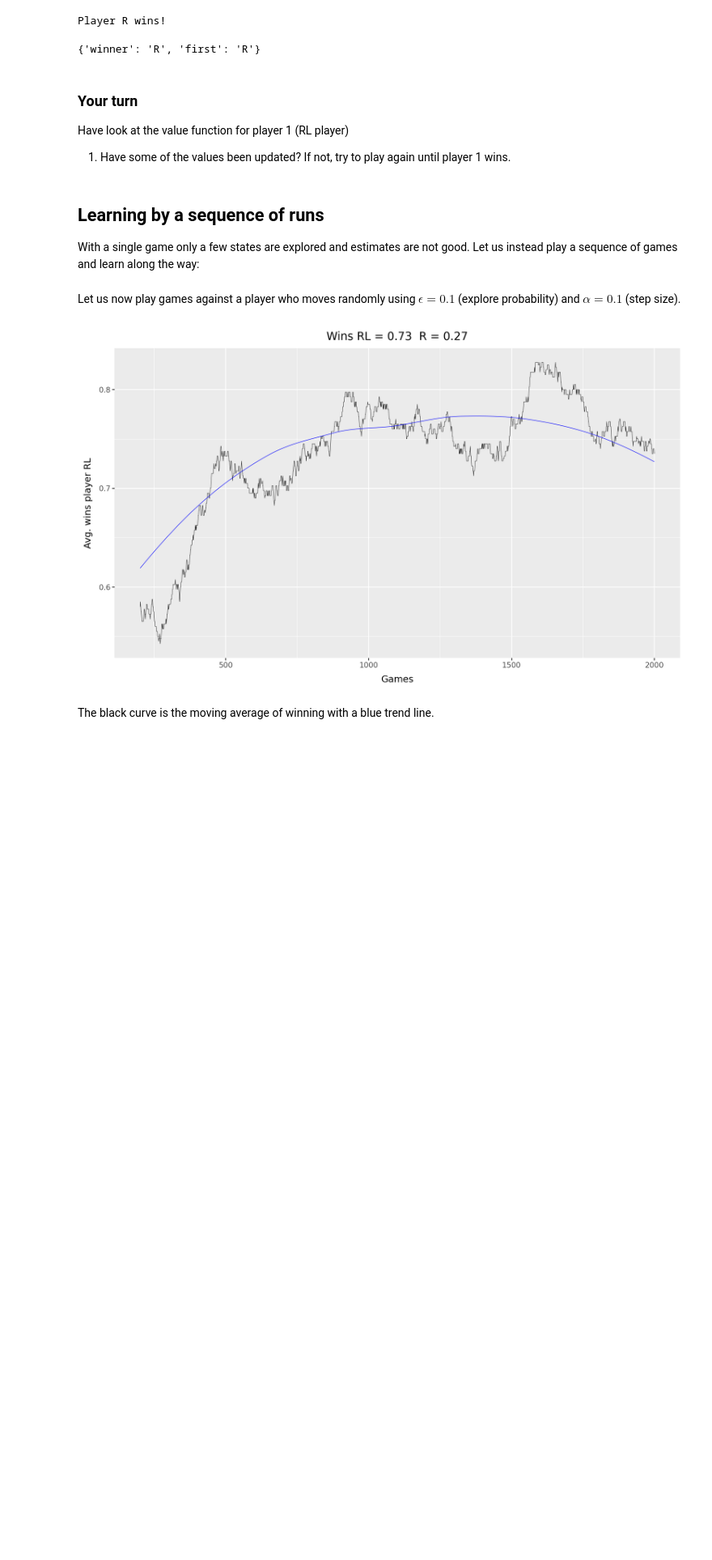
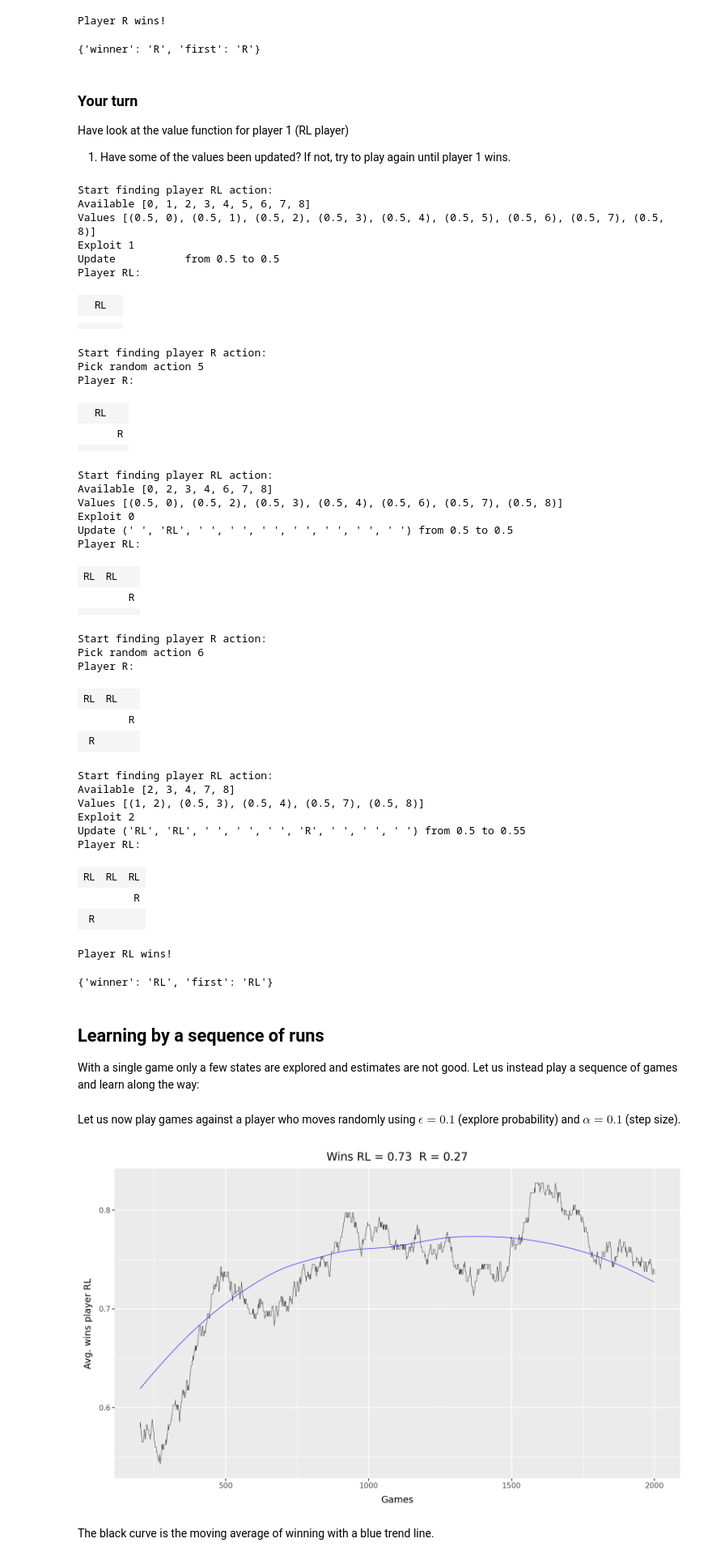
Before and after one commit to Maziger/master-reinforcement-learning, a Jupyter notebook: Notebooks/03_rl_in_action.ipynb, the cells around one changed output. Shown at 81% size. Cells and saved outputs as stored; diff of their text form; code cells hidden in the pictures; blank space fills up the shorter version.

```diff
--- a/Notebooks/03_rl_in_action.ipynb
+++ b/Notebooks/03_rl_in_action.ipynb
@@ -235,8 +235,12 @@ class RLAgent:
         """
         Get value for a given board state.
 
-        If the state has not been seen before, it is initialized with a value
-        1 if win, 0 if loss, and if draw 0.5.
+        If the state has not been seen before, it is initialized with a value 1 if win, 0 if draw else 0.5.
+
+        So if current state is in a winning position, agent gets 1.
+        If current state is a full board, it is a draw and agent gets 0.
+        For all other states, the agent doesn't know if the position is good or bad yet, so it gets 0.5.
+        It doesn't seem to be learning from loses.
 
         Args:
             state (tuple): A tuple representing the current state of the board.
@@ -573,3 +575,53 @@ Have look at the value function for player 1 (RL player)
+# %%
+#@title Add your code
+# Define players and play a game
+random.seed(45)  # set seed to get same results
+game = EnvTicTacToe()
+player1 = RLAgent(mark='RL')
+player2 = RandomActionAgent(mark='R')
+play_game(player1, player2, game, verbose=True)
+# %% [output]
+Start finding player RL action:
+Available [0, 1, 2, 3, 4, 5, 6, 7, 8]
+Values [(0.5, 0), (0.5, 1), (0.5, 2), (0.5, 3), (0.5, 4), (0.5, 5), (0.5, 6), (0.5, 7), (0.5, 8)]
+Exploit 1
+Update           from 0.5 to 0.5
+Player RL:
+|  | RL |  |
+|  |  |  |
+|  |  |  |
+Start finding player R action:
+Pick random action 5
+Player R:
+|  | RL |  |
+|  |  | R |
+|  |  |  |
+Start finding player RL action:
+Available [0, 2, 3, 4, 6, 7, 8]
+Values [(0.5, 0), (0.5, 2), (0.5, 3), (0.5, 4), (0.5, 6), (0.5, 7), (0.5, 8)]
+Exploit 0
+Update (' ', 'RL', ' ', ' ', ' ', ' ', ' ', ' ', ' ') from 0.5 to 0.5
+Player RL:
+| RL | RL |  |
+|  |  | R |
+|  |  |  |
+Start finding player R action:
+Pick random action 6
+Player R:
+| RL | RL |  |
+|  |  | R |
+| R |  |  |
+Start finding player RL action:
+Available [2, 3, 4, 7, 8]
+Values [(1, 2), (0.5, 3), (0.5, 4), (0.5, 7), (0.5, 8)]
+Exploit 2
+Update ('RL', 'RL', ' ', ' ', ' ', 'R', ' ', ' ', ' ') from 0.5 to 0.55
+Player RL:
+| RL | RL | RL |
+|  |  | R |
+| R |  |  |
+Player RL wins!
+{'winner': 'RL', 'first': 'RL'}
 # %% [markdown]
 ## Learning by a sequence of runs
 
```
Also changed, not shown: parts of 3 cells of this notebook.
